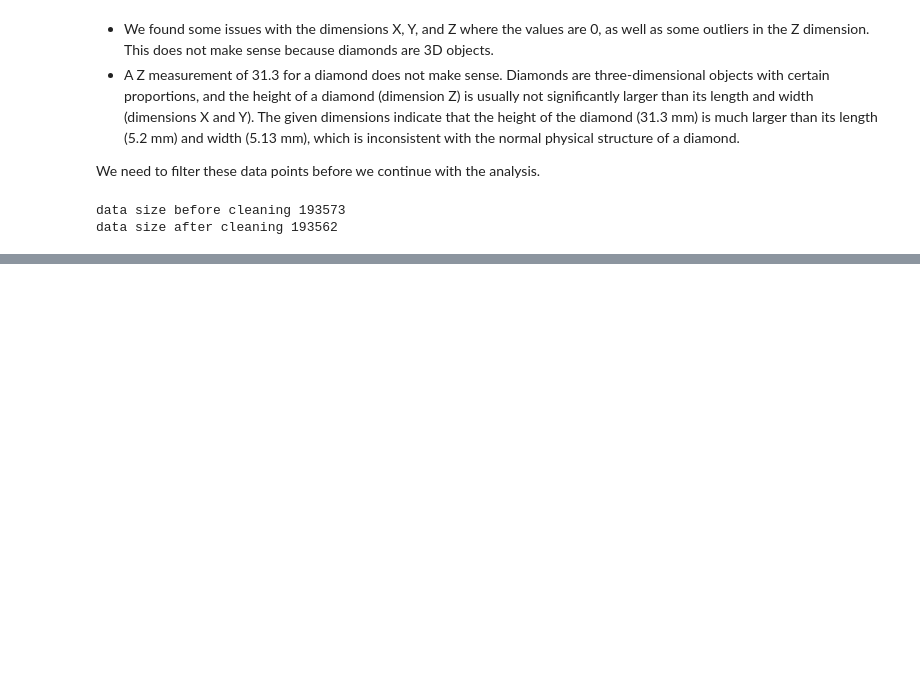
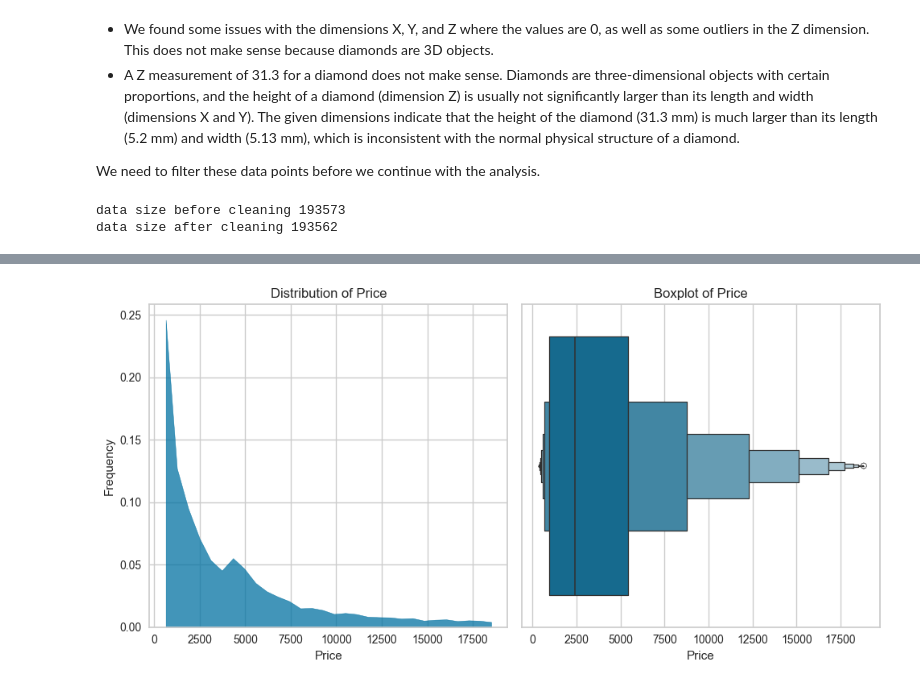
Before and after one commit to bayuzen19/DiamondPricePrediction, a Jupyter notebook: notebooks/eda.ipynb, the cells around one changed output, grey strips where cells are left out. Drawn from its saved outputs; the diff is of its cells as text; code cells hidden in the pictures; blank space fills up the shorter version.

```diff
--- a/notebooks/eda.ipynb
+++ b/notebooks/eda.ipynb
@@ -125,0 +213,20 @@ df.describe()
+# %%
+# Create a figure with 1 row and 2 columns
+fig, axs = plt.subplots(1, 2, figsize=(10, 5))
+
+sns.histplot(df["price"],bins=30,stat="probability",element="poly", ax=axs[0])
+axs[0].set_title('Distribution of Price')
+axs[0].set_xlabel('Price')
+axs[0].set_ylabel('Frequency')
+
+
+sns.boxenplot(x=df["price"], ax=axs[1])
+axs[1].set_title('Boxplot of Price')
+axs[1].set_xlabel('Price')
+
+
+plt.tight_layout()
+
+plt.show()
+# %% [output]
+[figure, added]
```
Also changed, not shown: parts of 38 cells of this notebook, 2 other files.
